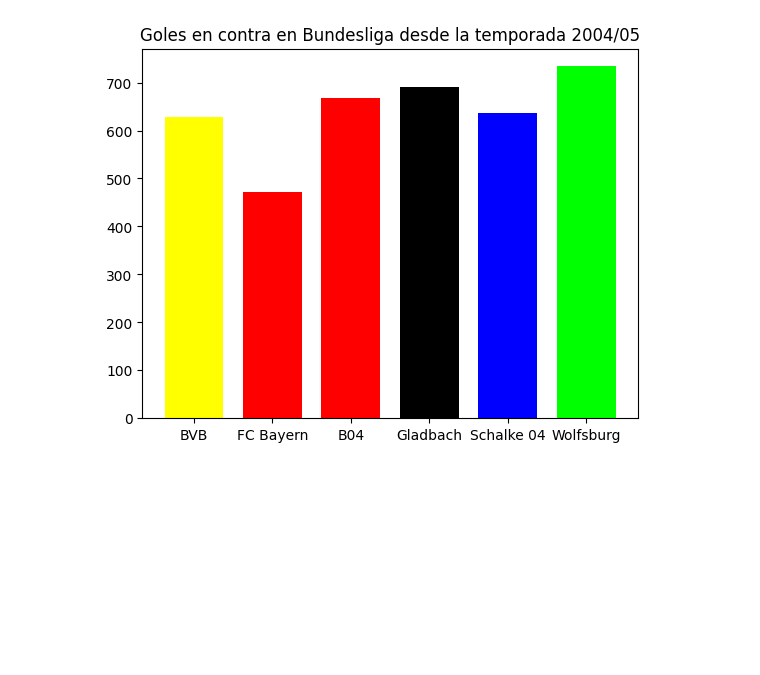
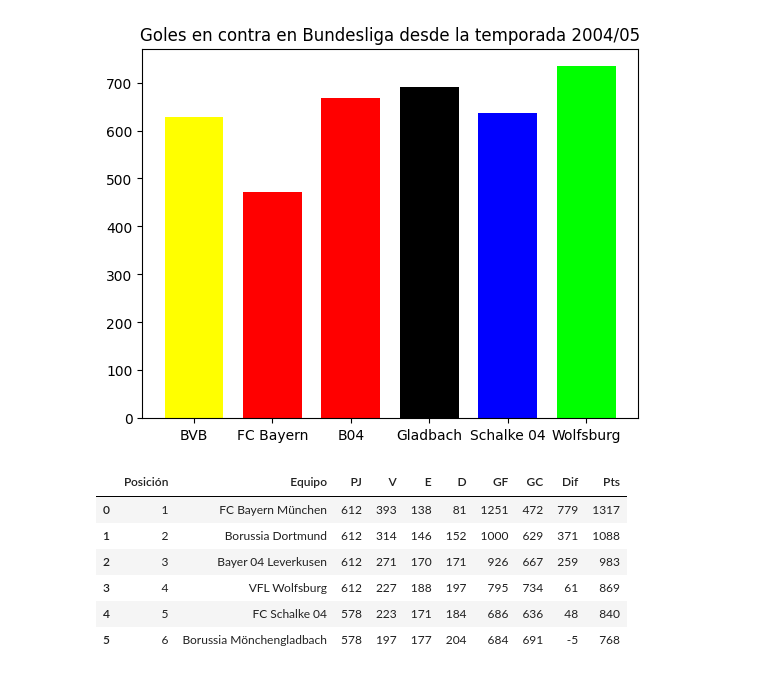
Before and after one commit to Ruy8/Ruy8, a Jupyter notebook: Bundesliga.ipynb, the cells around one changed output. Saved outputs shown, nothing was run; the diff lists cells and outputs as text; code cells hidden in the pictures; blank space fills up the shorter version.

```diff
--- a/Bundesliga.ipynb
+++ b/Bundesliga.ipynb
@@ -1862,0 +356,29 @@ PJ.append(PJ_GFU)
+# %%
+PJ.sort(reverse = True)
+Win.sort(reverse = True)
+goles.sort(reverse = True)
+dif.sort(reverse = True)
+puntos.sort(reverse = True)
+# %%
+Tabla = pd.DataFrame()
+
+Tabla['Posición'] = ["1","2","3","4","5","6"]
+Tabla['Equipo'] = ['FC Bayern München', 'Borussia Dortmund', 'Bayer 04 Leverkusen', 'VFL Wolfsburg', 'FC Schalke 04', 'Borussia Mönchengladbach']
+Tabla['PJ'] = PJ
+Tabla['V'] = Win
+Tabla['E'] = [Draw_FCB, Draw_BVB, Draw_B04, Draw_WOL, Draw_S04, Draw_BMG]
+Tabla['D'] = [Lose_FCB, Lose_BVB, Lose_B04, Lose_WOL, Lose_S04, Lose_BMG]
+Tabla['GF'] = goles
+Tabla['GC'] = [contra_FCB, contra_BVB, contra_B04, contra_WOL, contra_S04, contra_BMG]
+Tabla['Dif'] = dif
+Tabla['Pts'] = puntos
+
+Tabla
+# %% [output]
+|  | Posición | Equipo | PJ | V | E | D | GF | GC | Dif | Pts |
+| 0 | 1 | FC Bayern München | 612 | 393 | 138 | 81 | 1251 | 472 | 779 | 1317 |
+| 1 | 2 | Borussia Dortmund | 612 | 314 | 146 | 152 | 1000 | 629 | 371 | 1088 |
+| 2 | 3 | Bayer 04 Leverkusen | 612 | 271 | 170 | 171 | 926 | 667 | 259 | 983 |
+| 3 | 4 | VFL Wolfsburg | 612 | 227 | 188 | 197 | 795 | 734 | 61 | 869 |
+| 4 | 5 | FC Schalke 04 | 578 | 223 | 171 | 184 | 686 | 636 | 48 | 840 |
+| 5 | 6 | Borussia Mönchengladbach | 578 | 197 | 177 | 204 | 684 | 691 | -5 | 768 |
```
Also changed, not shown: parts of 4 cells of this notebook.
